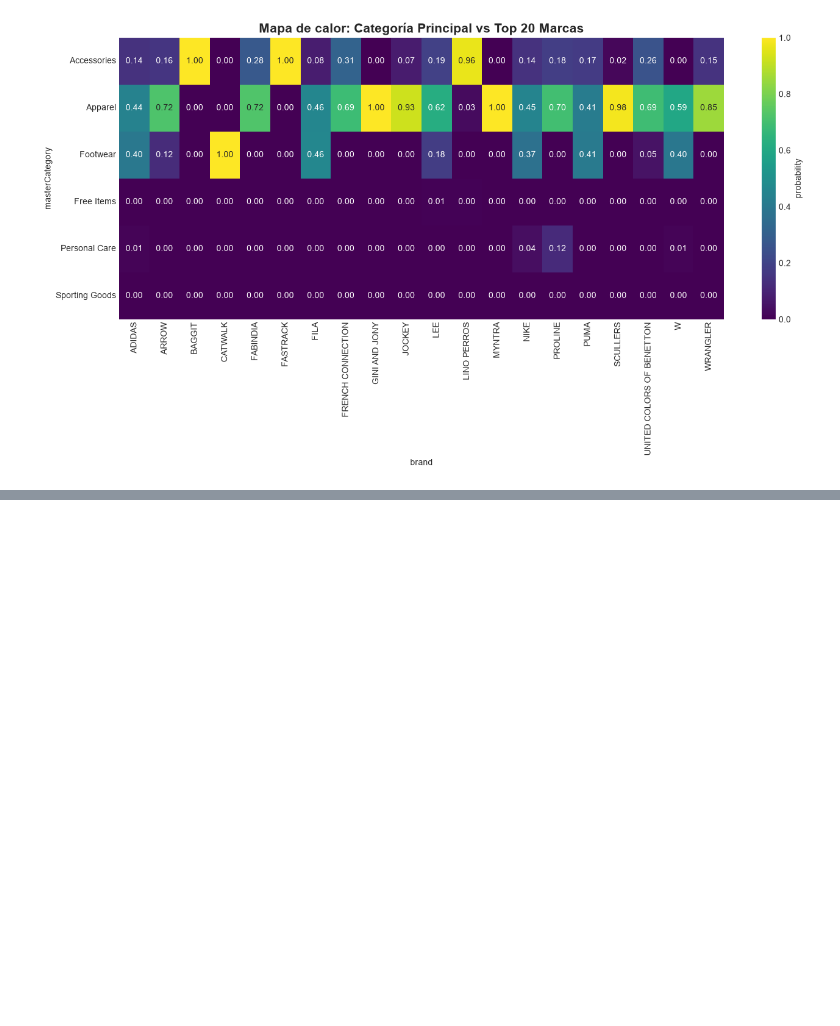
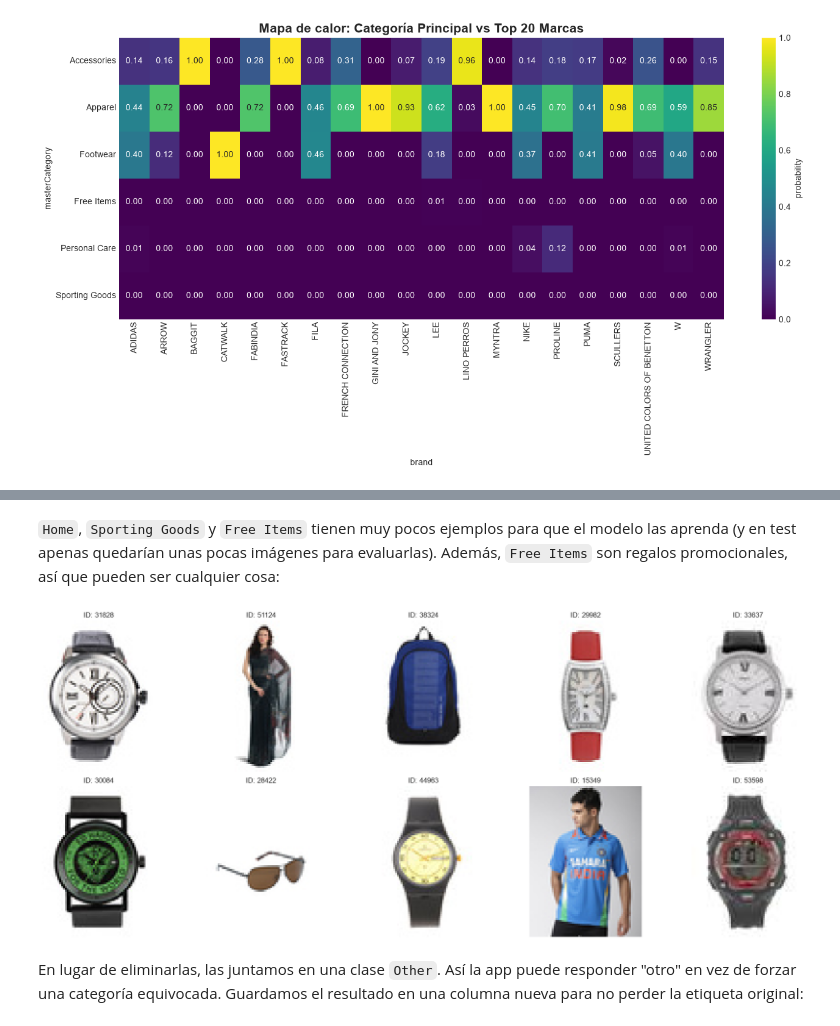
Before and after one commit to larayc/tfm-mlops-fashion, a Jupyter notebook: notebooks/02_feature_engineering.ipynb, the cells around one changed output, grey strips where cells are left out. Drawn from its saved outputs; the diff is of its cells as text; code cells hidden in the pictures; blank space fills up the shorter version.

```diff
--- a/notebooks/02_feature_engineering.ipynb
+++ b/notebooks/02_feature_engineering.ipynb
@@ -251,0 +206,6 @@ Proporción MI / H(target): 0.6672
+# %%
+ids_to_drop = [1165, 5062, 28347, 51073, 21810]
+
+df = df[~df["id"].isin(ids_to_drop)].reset_index(drop=True)
+
+print(f"Registros tras eliminar los conflictos: {len(df)}")
@@ -251,0 +230,8 @@ Proporción MI / H(target): 0.6672
+# %% [markdown]
+`Home`, `Sporting Goods` y `Free Items` tienen muy pocos ejemplos para que el modelo las aprenda (y en test apenas quedarían unas pocas imágenes para evaluarlas). Además, `Free Items` son regalos promocionales, así que pueden ser cualquier cosa:
+# %%
+show_images(df=df[df["masterCategory"] == "Free Items"], image_dir=IMAGES_DIR, n_images=10, random_state=RANDOM_STATE)
+# %% [output]
+[figure, added]
+# %% [markdown]
+En lugar de eliminarlas, las juntamos en una clase `Other`. Así la app puede responder "otro" en vez de forzar una categoría equivocada. Guardamos el resultado en una columna nueva para no perder la etiqueta original:
```
Also changed, not shown: parts of 39 cells of this notebook, 2 other files.
